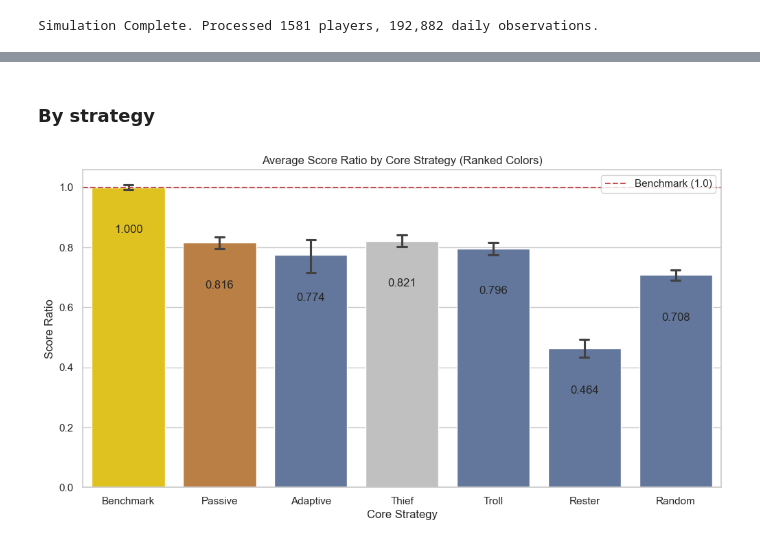
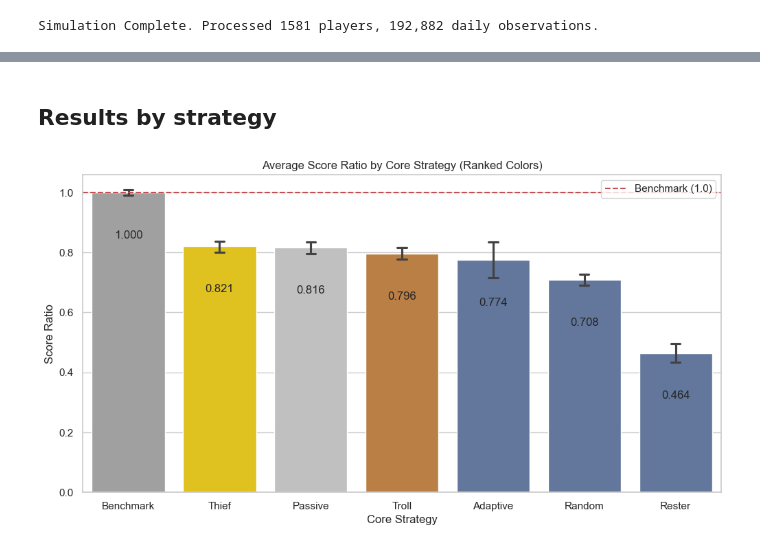
Before and after one commit to blakefren/jbot, a Jupyter notebook: scripts/simulate_powerups_viz.ipynb, the cells around one changed output, grey strips where cells are left out. Cells and saved outputs as stored; diff of their text form; code cells hidden in the pictures.

```diff
--- a/scripts/simulate_powerups_viz.ipynb
+++ b/scripts/simulate_powerups_viz.ipynb
@@ -54,32 +57,39 @@ plt.rcParams["figure.figsize"] = (10, 6)
 def get_rank_palette(df, cat_col, val_col="Score Ratio"):
     """
     Returns a palette dictionary where:
-    1st (highest mean) -> Gold
+    1st (highest mean, non-Benchmark) -> Gold
     2nd -> Silver
     3rd -> Bronze
-    Others -> Blue/Gray
+    Others -> Muted Blue
+    Benchmark -> Muted Gray (reference, not ranked)
     """
-    # Calculate means to determine rank
-    means = df.groupby(cat_col)[val_col].mean().sort_values(ascending=False)
+    # Rank only real strategies; Benchmark is a reference tool, not a competitor
+    means = (
+        df[df[cat_col] != "Benchmark"]
+        .groupby(cat_col)[val_col]
+        .mean()
+        .sort_values(ascending=False)
+    )
     ranks = means.index.tolist()
 
     palette = {}
-    # Gold, Silver, Bronze
     medal_colors = {0: "#FFD700", 1: "#C0C0C0", 2: "#CD7F32"}
+    benchmark_color = "#A0A0A0"  # Muted gray — comparison reference only
     default_color = "#5975A4"  # Muted Blue
 
     for i, cat in enumerate(ranks):
         palette[cat] = medal_colors.get(i, default_color)
+
+    # Always override Benchmark regardless of its value ranking
+    if "Benchmark" in df[cat_col].values:
+        palette["Benchmark"] = benchmark_color
 
     return palette
 
 
 def add_bar_labels(ax, fmt="%.3f"):
     """Adds labels inside the bars in a bar plot."""
-    # Annotate each bar container
     for container in ax.containers:
-        # Use negative padding to place inside the bar
-        # Depending on bar lightness, color might need adjustment, but black is usually safe for these colors
         ax.bar_label(container, fmt=fmt, label_type="edge", padding=-50)
 # %% [markdown]
 ## Simulate
@@ -165,6 +178,17 @@ for pid, p in players.items():
     data.append(row)
 
 df = pd.DataFrame(data)
+
+# Benchmark first (it's a reference), then strategies ranked highest → lowest Score Ratio
+_non_benchmark_order = (
+    df[df["Core Strategy"] != "Benchmark"]
+    .groupby("Core Strategy")["Score Ratio"]
+    .mean()
+    .sort_values(ascending=False)
+    .index.tolist()
+)
+ranked_strategy_order = ["Benchmark"] + _non_benchmark_order
+
 df.head()
 # %% [output]
 |  | Name | Score | Score Ratio | Streak | Strategy Type | Core Strategy | Speed | Correctness | ... |
@@ -178,30 +262,31 @@ df.head()
 # %% [markdown]
-### By strategy
+## Results by strategy
 # %%
 # Core Strategy Performance
 plt.figure(figsize=(12, 6))
 
 # Define palette based on rank (Gold, Silver, Bronze...)
 palette = get_rank_palette(df, "Core Strategy", "Score Ratio")
 
 # Using Score Ratio with modern seaborn API
 ax = sns.barplot(
     data=df,
     x="Core Strategy",
     y="Score Ratio",
+    order=ranked_strategy_order,
     errorbar=("ci", 95),
     capsize=0.1,
     hue="Core Strategy",
     palette=palette,
     legend=False,
 )
 
 # Add Labels
 add_bar_labels(ax, fmt="%.3f")
 
 plt.title("Average Score Ratio by Core Strategy (Ranked Colors)")
 plt.axhline(1.0, color="r", linestyle="--", label="Benchmark (1.0)")
 plt.legend()
 plt.show()
 # %% [output]
-[figure, old version]
+[figure, new version]
```
Also changed, not shown: parts of 22 cells of this notebook, 1 other file.
